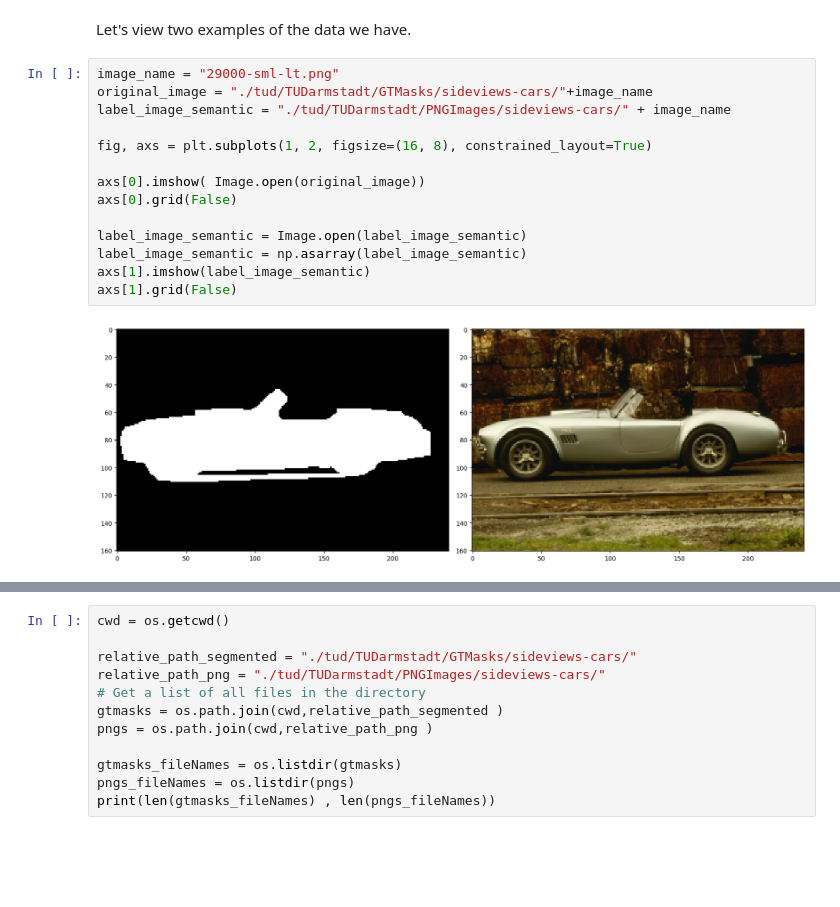
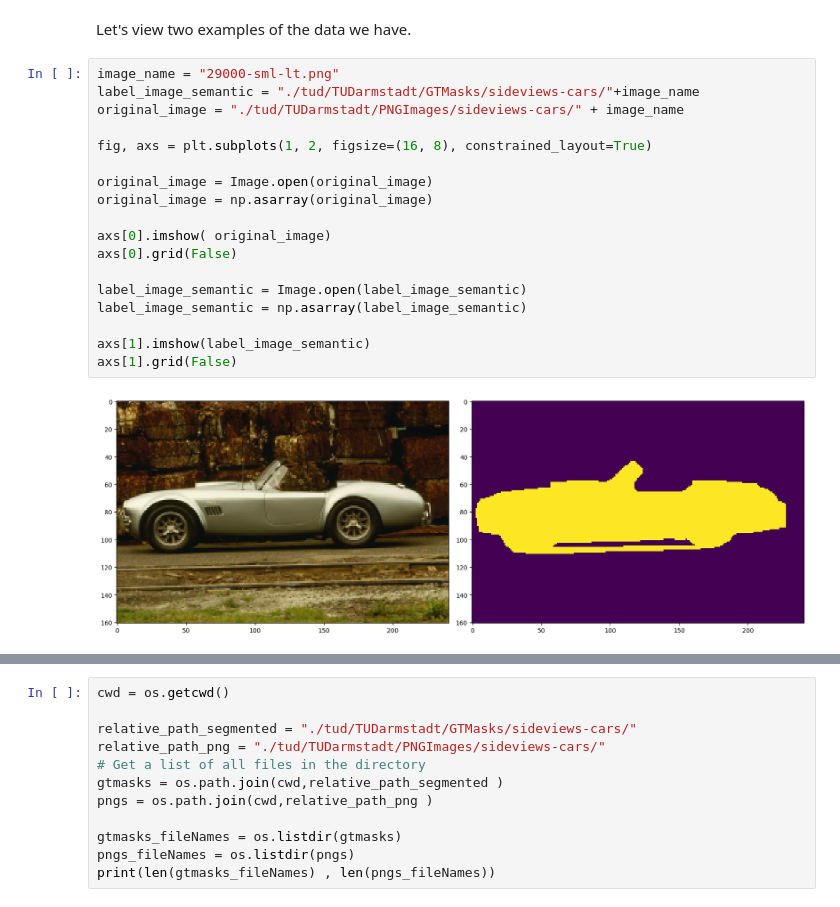
Before and after one commit to mohamedadnane8/ImageSegmentation, a Jupyter notebook: imageSegmentation.ipynb, the cells around one changed output, grey strips where cells are left out. Cells and saved outputs as stored; diff of their text form; blank space fills up the shorter version.

```diff
--- a/imageSegmentation.ipynb
+++ b/imageSegmentation.ipynb
@@ -22,17 +32,21 @@ device = torch.device("cuda" if torch.cuda.is_available() else "cpu")
 Let's view two examples of the data we have.
 # %%
 image_name = "29000-sml-lt.png"
-original_image = "./tud/TUDarmstadt/GTMasks/sideviews-cars/"+image_name
-label_image_semantic = "./tud/TUDarmstadt/PNGImages/sideviews-cars/" + image_name
+label_image_semantic = "./tud/TUDarmstadt/GTMasks/sideviews-cars/"+image_name
+original_image = "./tud/TUDarmstadt/PNGImages/sideviews-cars/" + image_name
 
 fig, axs = plt.subplots(1, 2, figsize=(16, 8), constrained_layout=True)
 
-axs[0].imshow( Image.open(original_image))
+original_image = Image.open(original_image)
+original_image = np.asarray(original_image)
+
+axs[0].imshow( original_image)
 axs[0].grid(False)
 
 label_image_semantic = Image.open(label_image_semantic)
 label_image_semantic = np.asarray(label_image_semantic)
+
 axs[1].imshow(label_image_semantic)
 axs[1].grid(False)
 # %% [output]
-[figure, old version]
+[figure, new version]
```
Also changed, not shown: parts of 7 cells of this notebook.
